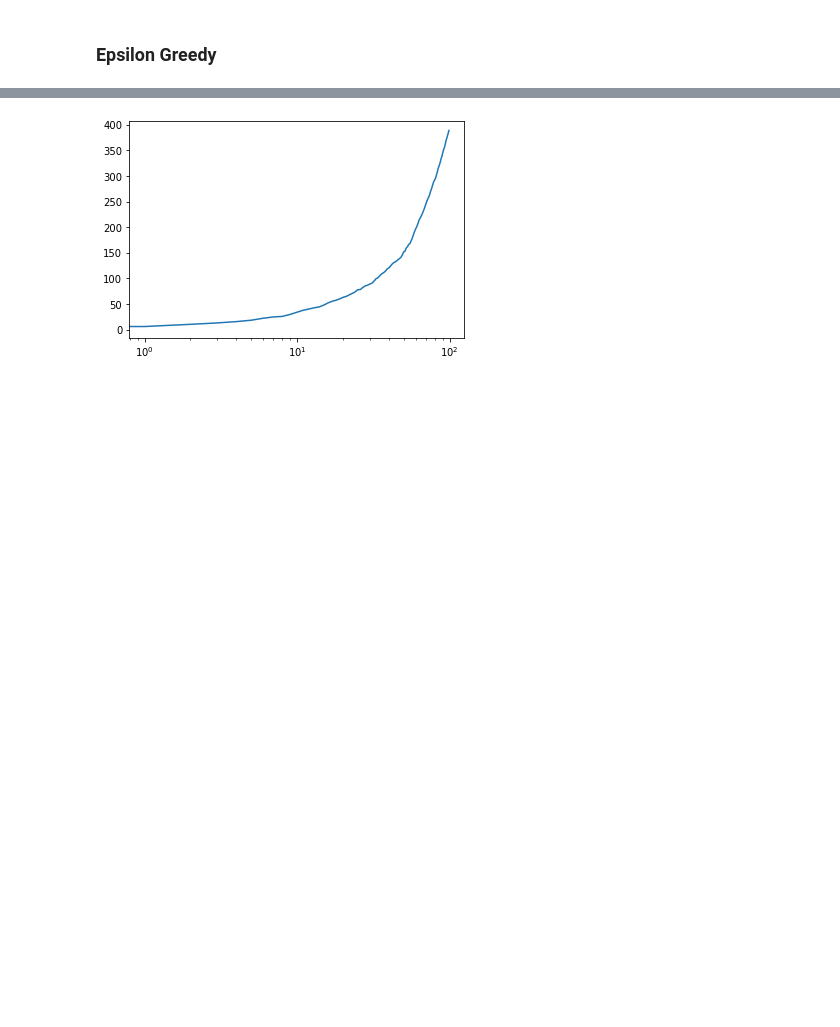
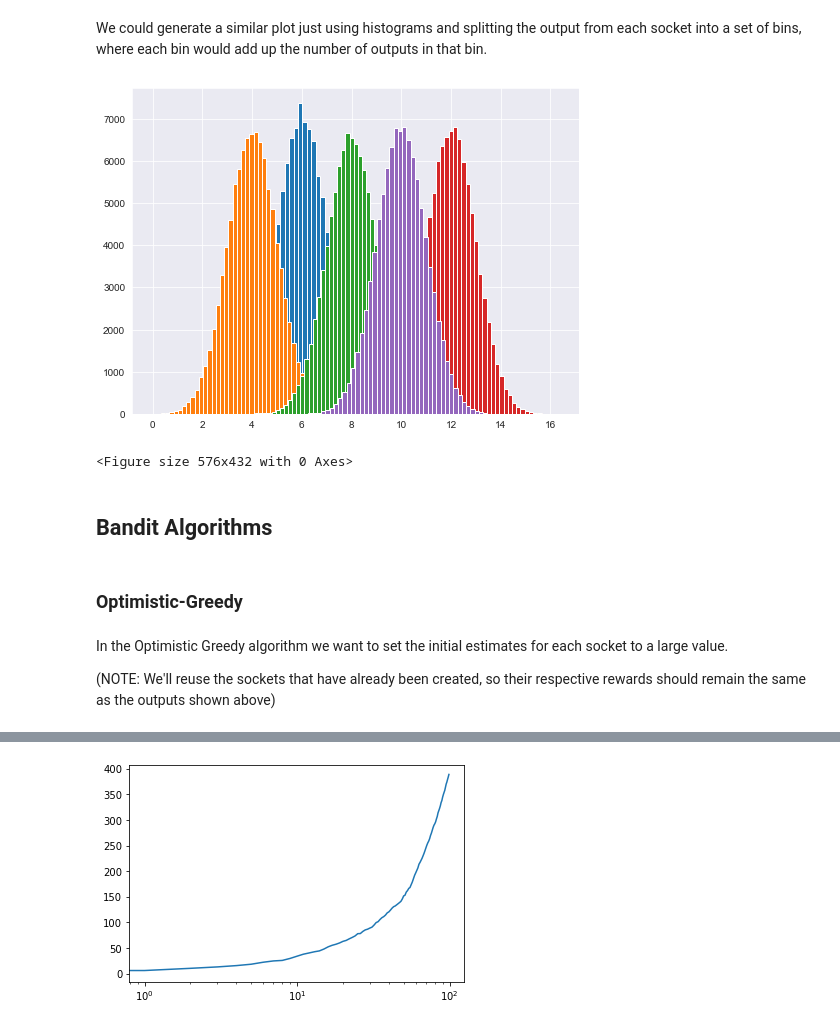
Before and after one commit to WhatIThinkAbout/BabyRobot, a Jupyter notebook: 00_PP_Epsilon_Greedy.ipynb, the cells around one changed output, grey strips where cells are left out. Drawn from its saved outputs; the diff is of its cells as text; code cells hidden in the pictures; blank space fills up the shorter version.

```diff
--- a/00_PP_Epsilon_Greedy.ipynb
+++ b/00_PP_Epsilon_Greedy.ipynb
@@ -3,2 +112,17 @@
+# %% [markdown]
+We could generate a similar plot just using histograms and splitting the output from each socket into a set of bins, where each bin would add up the number of outputs in that bin.
+# %%
+for socket_number in range(NUM_SOCKETS):
+    plt.hist(rewards[:,socket_number], bins=50)
+plt.show()
+plt.savefig('hist.png')
+# %% [output]
+[figure, added]
+<Figure size 576x432 with 0 Axes>
+# %% [markdown]
+
+
+
+## Bandit Algorithms
 # %% [markdown]
-### Epsilon Greedy
+### Optimistic-Greedy
@@ -28,0 +129,5 @@ class PowerSocket:
+# %% [markdown]
+In the Optimistic Greedy algorithm we want to set the initial estimates for each socket to a large value.
+
+
+(NOTE: We'll reuse the sockets that have already been created, so their respective rewards should remain the same as the outputs shown above)
```
Also changed, not shown: parts of 34 cells of this notebook.
